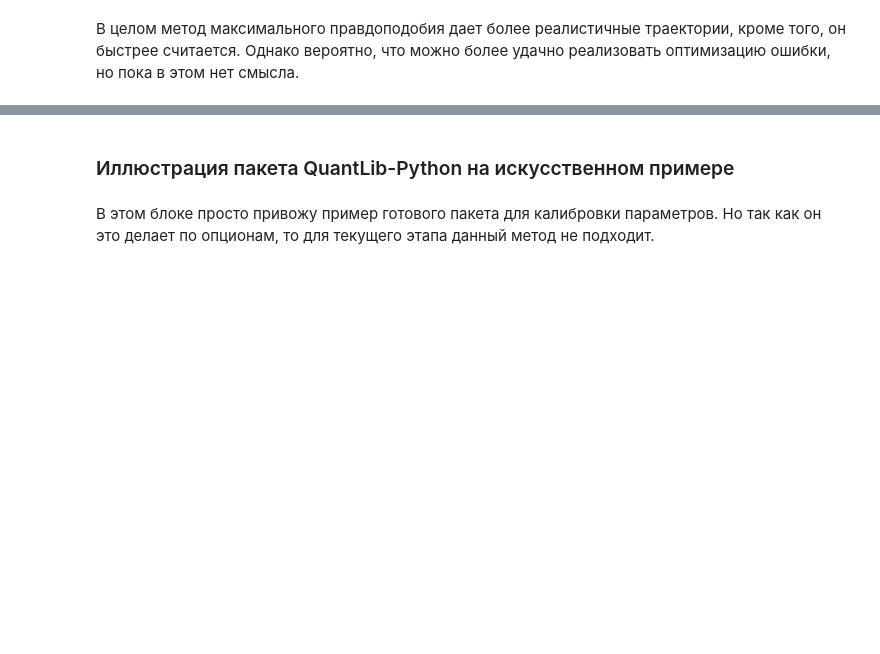
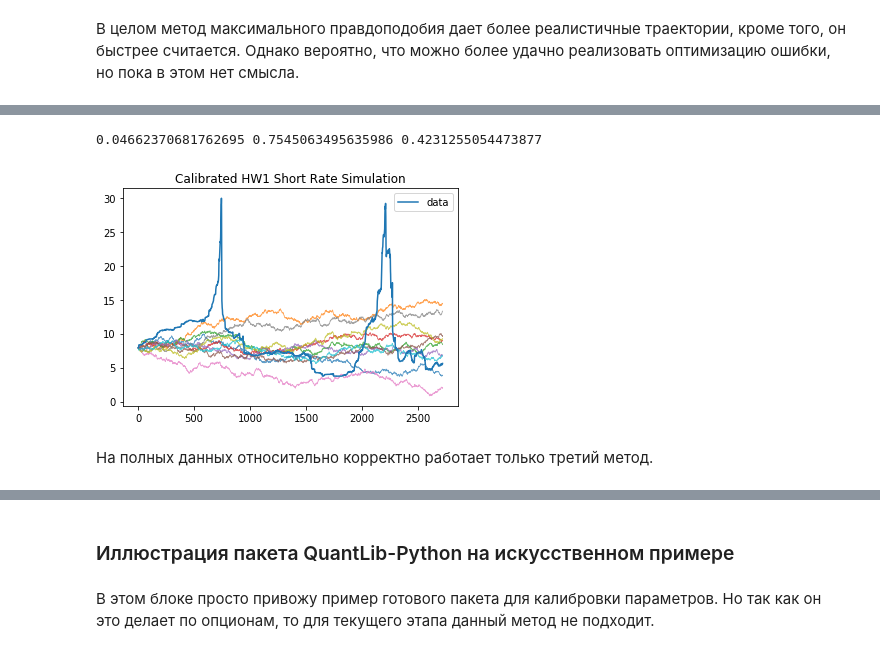
Before and after one commit to DESimakov/CW, a Jupyter notebook: CWm.ipynb, the cells around one changed output, grey strips where cells are left out. Cells and saved outputs as stored; diff of their text form; code cells hidden in the pictures; blank space fills up the shorter version.

```diff
--- a/CWm.ipynb
+++ b/CWm.ipynb
@@ -524,0 +537,2 @@ plt.show()
+# %%
+data = mosprime3m.dropna()
@@ -524,0 +550,14 @@ plt.show()
+# %%
+def HW1_ll_v3(p0):
+    l, b, a, vol = p0
+    if a < 0.0 or vol < 0.0 or b < 0.0 or l < 0.0:
+        return 10000
+    x = data.values
+    t = (np.array(list(range(len(data)))) + 1)/252
+    sigma = vol * np.sqrt((1-np.exp(-2 * a * t))/(2 * a))
+    mu = min(data) * np.exp(-a * t) + np.exp(-a * t)*(l + b * t)*(1 + np.exp(a * t)*(-1 + a * t))/(a**2)
+    const = -1/2 * len(x) * np.log(2 * np.pi)
+    sum1 = - np.sum(np.log(sigma))
+    sum2 = - np.sum(((x-mu)/(np.sqrt(2) * sigma))**2)
+    L = - (const + sum1 + sum2)
+    return L
@@ -524,0 +601,7 @@ plt.show()
+# %%
+time_start = time.time()
+opt_HW1_ll_v3 = sop.fmin(HW1_ll_v3, p0,
+               maxiter=1000, maxfun=1000, xtol=0.0001, ftol=0.0001)
+time_end = time.time()
+delta_v3 = time_end - time_start
+opt_HW1_ll_v3
@@ -524,0 +615,19 @@ plt.show()
+# %%
+print(delta_v1, delta_v2, delta_v3)
+# %% [output]
+0.04662370681762695 0.7545063495635986 0.4231255054473877
+# %%
+num_paths = 10
+for i in range(num_paths):
+    plt.plot(HW1_path(data[0], len(data), opt_HW1_ll_v3[0],
+                      opt_HW1_ll_v3[1], opt_HW1_ll_v3[2],
+                      opt_HW1_ll_v3[3]), lw=0.8, alpha=0.7)
+plt.title("Calibrated HW1 Short Rate Simulation")
+plt.plot(data.values.flatten(), label = 'data')
+plt.legend()
+plt.tight_layout
+plt.show()
+# %% [output]
+[figure, added]
+# %% [markdown]
+На полных данных относительно корректно работает только третий метод.
```
Also changed, not shown: parts of 35 cells of this notebook.
